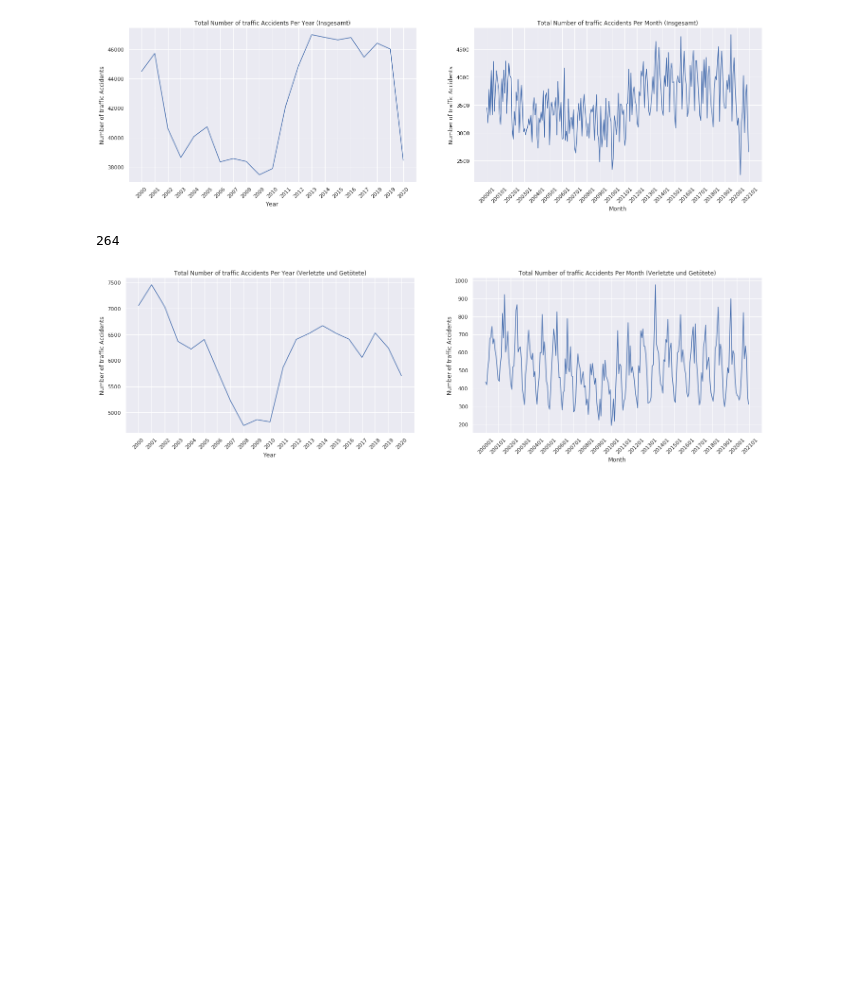
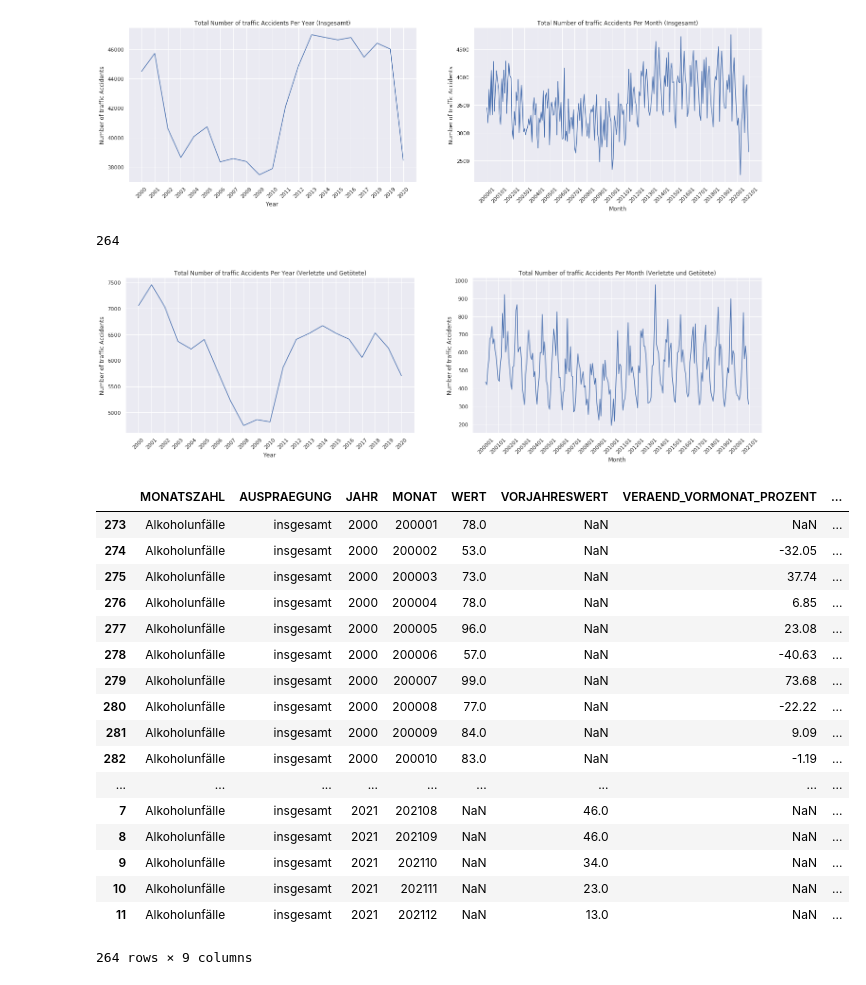
Before and after one commit to cagaraza/DPS2021, a Jupyter notebook: Data Exploration.ipynb, the cells around one changed output. Cells and saved outputs as stored; diff of their text form; code cells hidden in the pictures; blank space fills up the shorter version.

```diff
--- a/Data Exploration.ipynb
+++ b/Data Exploration.ipynb
@@ -320,3 +320,25 @@ plt.show()
 # %% [output]
 264
 [figure]
+# %%
+monthly_alcohol_accident = df.loc[(df[df.columns[0]] == 'Alkoholunfälle') & (df[df.columns[1]] == 'insgesamt') & (df[df.columns[3]] != 'Summe')].sort_values([df.columns[3]])
+monthly_alcohol_accident
+# %% [output]
+|  | MONATSZAHL | AUSPRAEGUNG | JAHR | MONAT | WERT | VORJAHRESWERT | VERAEND_VORMONAT_PROZENT | ... |
+| 273 | Alkoholunfälle | insgesamt | 2000 | 200001 | 78.0 | NaN | NaN | ... |
+| 274 | Alkoholunfälle | insgesamt | 2000 | 200002 | 53.0 | NaN | -32.05 | ... |
+| 275 | Alkoholunfälle | insgesamt | 2000 | 200003 | 73.0 | NaN | 37.74 | ... |
+| 276 | Alkoholunfälle | insgesamt | 2000 | 200004 | 78.0 | NaN | 6.85 | ... |
+| 277 | Alkoholunfälle | insgesamt | 2000 | 200005 | 96.0 | NaN | 23.08 | ... |
+| 278 | Alkoholunfälle | insgesamt | 2000 | 200006 | 57.0 | NaN | -40.63 | ... |
+| 279 | Alkoholunfälle | insgesamt | 2000 | 200007 | 99.0 | NaN | 73.68 | ... |
+| 280 | Alkoholunfälle | insgesamt | 2000 | 200008 | 77.0 | NaN | -22.22 | ... |
+| 281 | Alkoholunfälle | insgesamt | 2000 | 200009 | 84.0 | NaN | 9.09 | ... |
+| 282 | Alkoholunfälle | insgesamt | 2000 | 200010 | 83.0 | NaN | -1.19 | ... |
+| ... | ... | ... | ... | ... | ... | ... | ... | ... |
+| 7 | Alkoholunfälle | insgesamt | 2021 | 202108 | NaN | 46.0 | NaN | ... |
+| 8 | Alkoholunfälle | insgesamt | 2021 | 202109 | NaN | 46.0 | NaN | ... |
+| 9 | Alkoholunfälle | insgesamt | 2021 | 202110 | NaN | 34.0 | NaN | ... |
+| 10 | Alkoholunfälle | insgesamt | 2021 | 202111 | NaN | 23.0 | NaN | ... |
+| 11 | Alkoholunfälle | insgesamt | 2021 | 202112 | NaN | 13.0 | NaN | ... |
+264 rows × 9 columns
```
Also changed, not shown: parts of 4 cells of this notebook.
